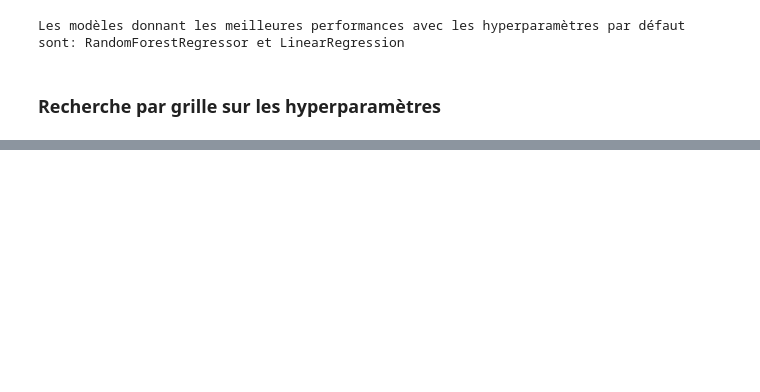
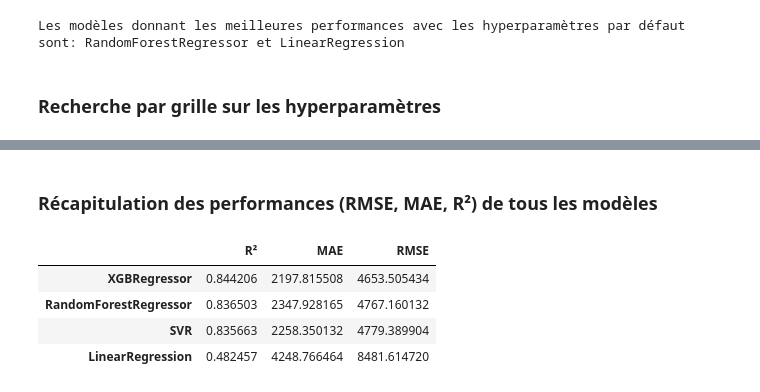
Before and after one commit to elmhmmd/Pr-dicteur-de-Charges-d-Assurance-Maladie, a Jupyter notebook: Assurance.ipynb, the cells around one changed output, grey strips where cells are left out. Saved outputs shown, nothing was run; the diff lists cells and outputs as text; code cells hidden in the pictures; blank space fills up the shorter version.

```diff
--- a/Assurance.ipynb
+++ b/Assurance.ipynb
@@ -538,0 +557,4 @@ ValueError: Found input variables with inconsistent numbers of samples: [1062, 2
+# %%
+results_df_after = pd.DataFrame(results_after).T.sort_values(by='R\u00B2', ascending=False)
+print(results_df_before.head(3))
+print(results_df_after)
@@ -538,0 +629,11 @@ ValueError: Found input variables with inconsistent numbers of samples: [1062, 2
+# %% [markdown]
+### Récapitulation des performances (RMSE, MAE, R²) de tous les modèles
+# %%
+final_results_df = pd.concat([results_df_after.sort_values(by='R\u00B2', ascending=False), (results_df_before.tail(1))])
+final_results_df
+# %% [output]
+|  | R² | MAE | RMSE |
+| XGBRegressor | 0.844206 | 2197.815508 | 4653.505434 |
+| RandomForestRegressor | 0.836503 | 2347.928165 | 4767.160132 |
+| SVR | 0.835663 | 2258.350132 | 4779.389904 |
+| LinearRegression | 0.482457 | 4248.766464 | 8481.614720 |
```
Also changed, not shown: parts of 10 cells of this notebook.
